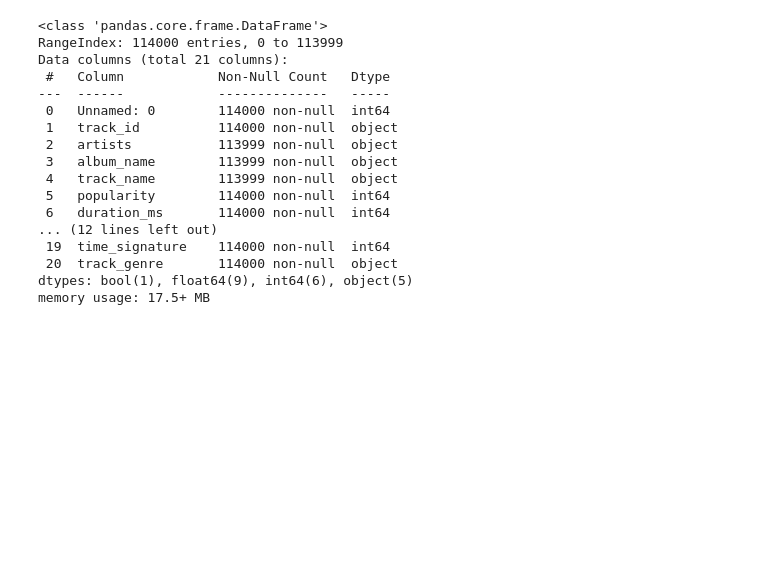
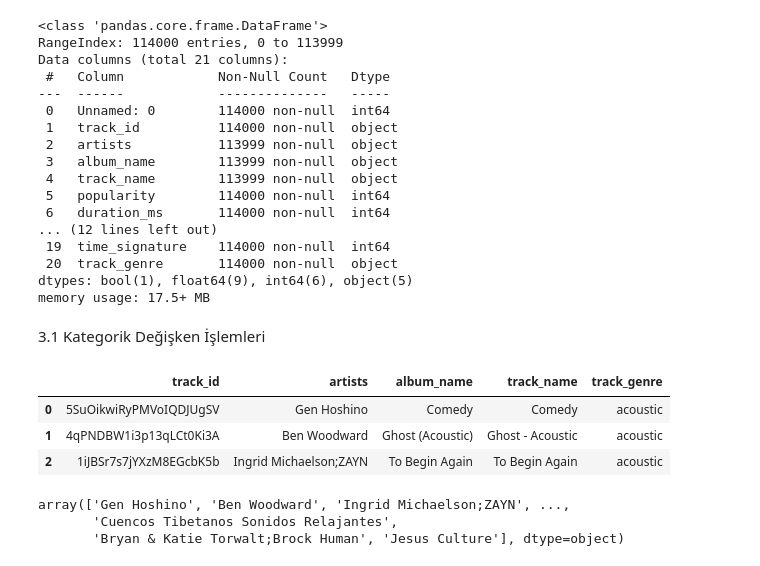
Before and after one commit to elifnuryaygin03/elifnuryaygin, a Jupyter notebook: notebook3b8a5575bd.ipynb, the cells around one changed output. Cells and saved outputs as stored; diff of their text form; code cells hidden in the pictures; blank space fills up the shorter version.

```diff
--- a/notebook3b8a5575bd.ipynb
+++ b/notebook3b8a5575bd.ipynb
@@ -786,3 +786,21 @@ Data columns (total 21 columns):
  20  track_genre       114000 non-null  object
 dtypes: bool(1), float64(9), int64(6), object(5)
 memory usage: 17.5+ MB
+# %% [markdown]
+3.1 Kategorik Değişken İşlemleri
+# %%
+# Spesifik bir veri tipi tutan değişkenleri seçmek için select_dtypes() kullanabiliriz.
+df_categorical = df.select_dtypes(include = "object")
+df_categorical.head(3)
+# %% [output]
+|  | track_id | artists | album_name | track_name | track_genre |
+| 0 | 5SuOikwiRyPMVoIQDJUgSV | Gen Hoshino | Comedy | Comedy | acoustic |
+| 1 | 4qPNDBW1i3p13qLCt0Ki3A | Ben Woodward | Ghost (Acoustic) | Ghost - Acoustic | acoustic |
+| 2 | 1iJBSr7s7jYXzM8EGcbK5b | Ingrid Michaelson;ZAYN | To Begin Again | To Begin Again | acoustic |
+# %%
+# Kategorik bir değişkendeki benzersiz değerleri gözlemlemek için unique() kullanabiliriz.
+df_categorical["artists"].unique()
+# %% [output]
+array(['Gen Hoshino', 'Ben Woodward', 'Ingrid Michaelson;ZAYN', ...,
+       'Cuencos Tibetanos Sonidos Relajantes',
+       'Bryan & Katie Torwalt;Brock Human', 'Jesus Culture'], dtype=object)
```
Also changed, not shown: parts of 1 cell of this notebook.
